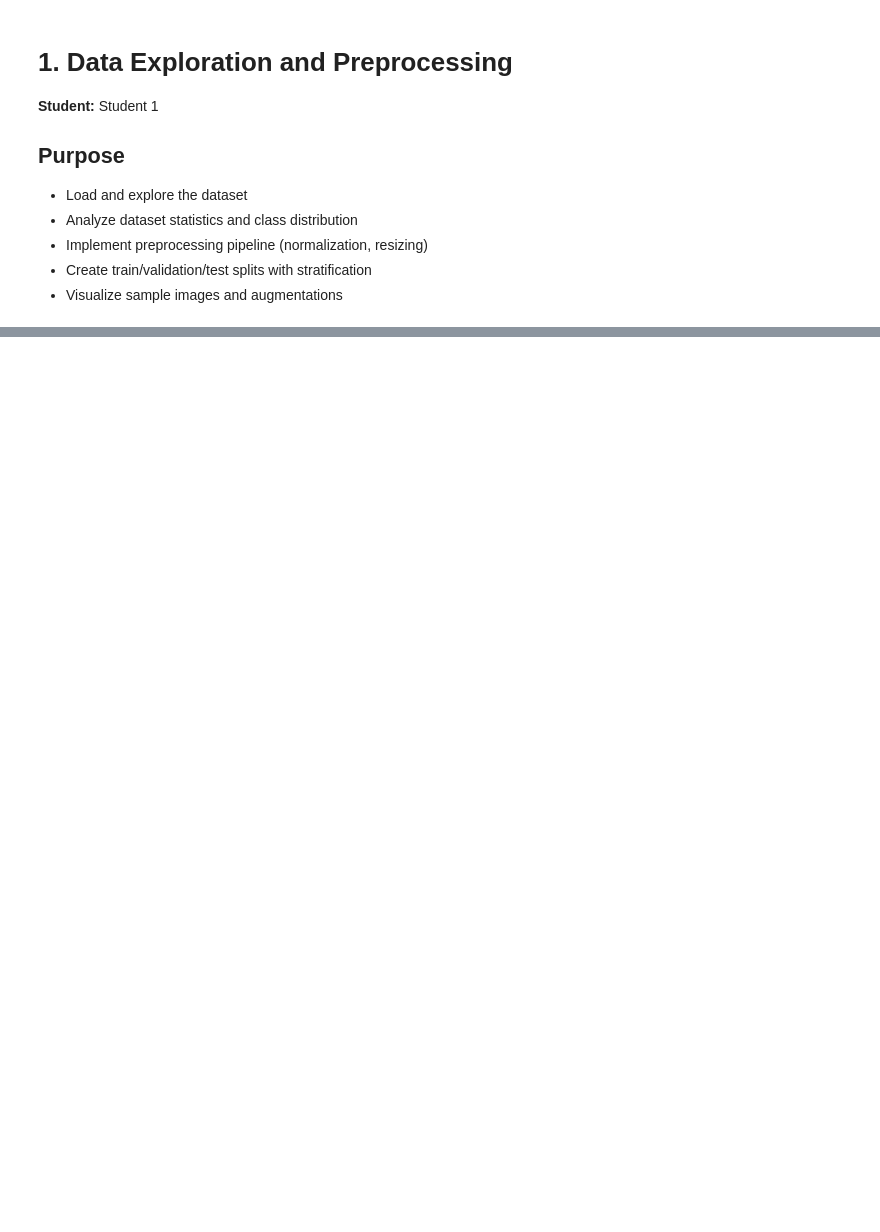
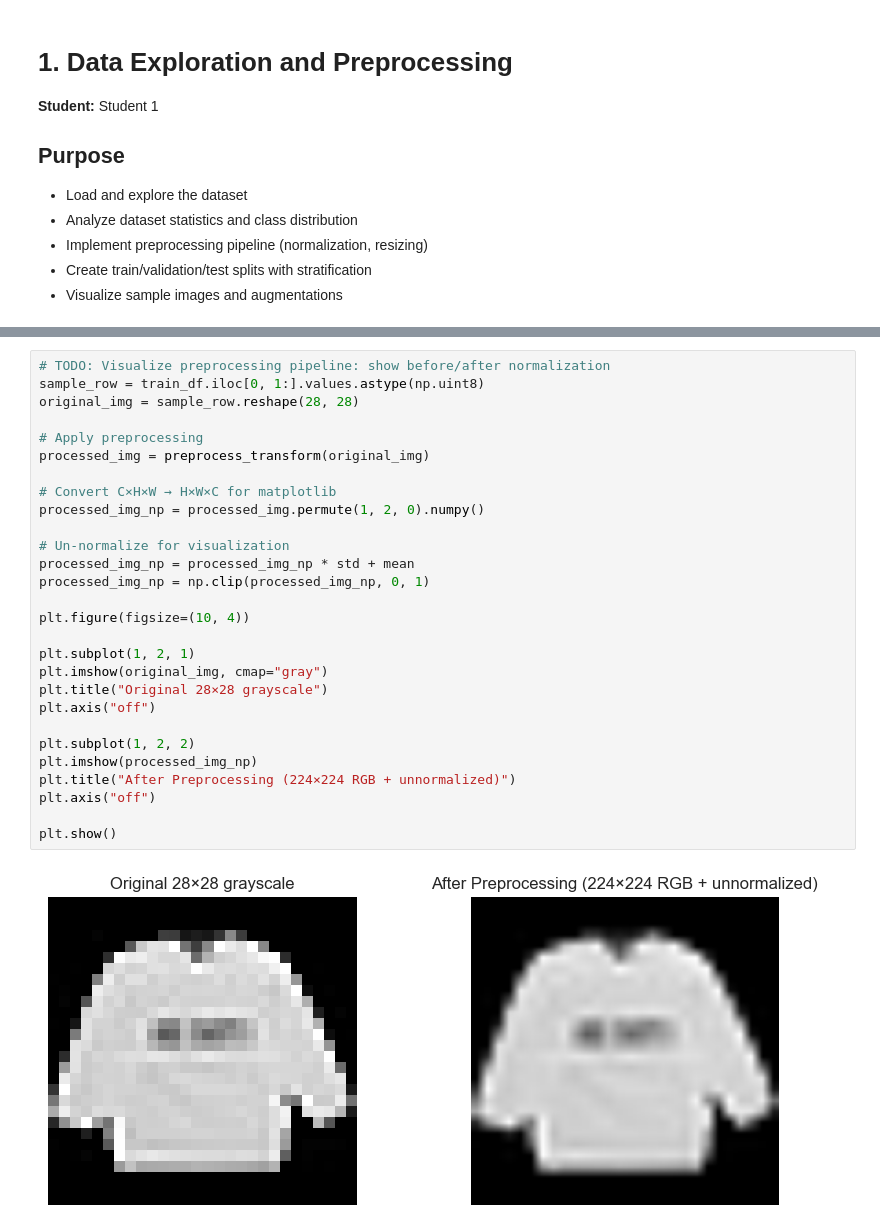
Before and after one commit to Skelligg/DL_Machine_Vision_Project, a Jupyter notebook: notebooks/01_data_exploration_preprocessing.ipynb, the cells around one changed output, grey strips where cells are left out. Drawn from its saved outputs; the diff is of its cells as text; blank space fills up the shorter version.

```diff
--- a/notebooks/01_data_exploration_preprocessing.ipynb
+++ b/notebooks/01_data_exploration_preprocessing.ipynb
@@ -41,0 +216,30 @@
+# %%
+# TODO: Visualize preprocessing pipeline: show before/after normalization
+sample_row = train_df.iloc[0, 1:].values.astype(np.uint8)
+original_img = sample_row.reshape(28, 28)
+
+# Apply preprocessing
+processed_img = preprocess_transform(original_img)
+
+# Convert C×H×W → H×W×C for matplotlib
+processed_img_np = processed_img.permute(1, 2, 0).numpy()
+
+# Un-normalize for visualization
+processed_img_np = processed_img_np * std + mean
+processed_img_np = np.clip(processed_img_np, 0, 1)
+
+plt.figure(figsize=(10, 4))
+
+plt.subplot(1, 2, 1)
+plt.imshow(original_img, cmap="gray")
+plt.title("Original 28×28 grayscale")
+plt.axis("off")
+
+plt.subplot(1, 2, 2)
+plt.imshow(processed_img_np)
+plt.title("After Preprocessing (224×224 RGB + unnormalized)")
+plt.axis("off")
+
+plt.show()
+# %% [output]
+[figure, added]
```
Also changed, not shown: parts of 17 cells of this notebook, 4 other files.
